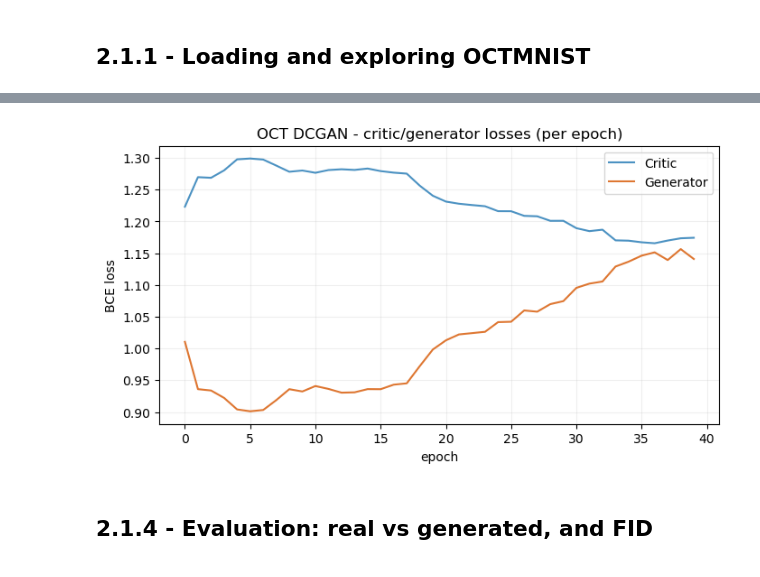
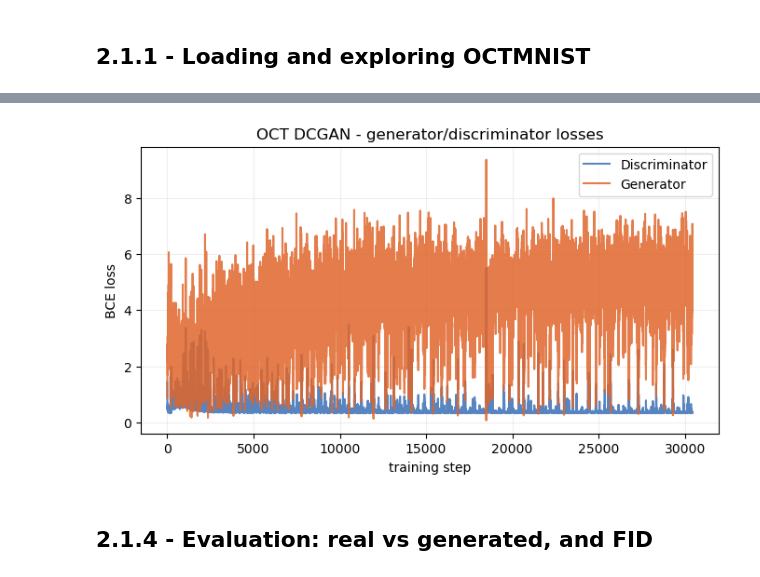
Before and after one commit to nithinreddy2003/GAN_Assignments, a Jupyter notebook: Set 5/GAN_Assignment_Set5_Final.ipynb, the cells around one changed output, grey strips where cells are left out. Saved outputs shown, nothing was run; the diff lists cells and outputs as text; code cells hidden in the pictures.

```diff
--- a/Set 5/GAN_Assignment_Set5_Final.ipynb
+++ b/Set 5/GAN_Assignment_Set5_Final.ipynb
@@ -491,5 +438,5 @@ Here I build a DCGAN for the OCTMNIST retinal scans. The generator is built from
 # %%
-OCT_LATENT = 100
-OCT_EPOCHS = 40
-print(f"OCT DCGAN: latent={OCT_LATENT} | epochs={OCT_EPOCHS}")
+TF_OCT_LATENT = 100
+TF_OCT_EPOCHS = 40
+print(f"TF OCT: latent={TF_OCT_LATENT} | epochs={TF_OCT_EPOCHS}")
 # %% [output]
@@ -502,29 +449,29 @@ from medmnist import OCTMNIST, INFO
 OCT_CLASS_NAMES = INFO["octmnist"]["label"]
 OCT_NUM_CLASSES = len(OCT_CLASS_NAMES)
 _oct_train = OCTMNIST(split="train", download=True)
-oct_images_uint8 = _oct_train.imgs
+oct_images_uint8 = _oct_train.imgs               # (N, 28, 28) uint8
 oct_labels = _oct_train.labels.flatten().astype("int32")
 print("OCT classes:", OCT_CLASS_NAMES)
 print("OCT images :", oct_images_uint8.shape)
 
 
-def oct_to_signed(uint8_images, size=32):
-    """(N, 28, 28) uint8 -> (N, size, size, 1) float32 rescaled into [-1, 1]."""
+def oct_scale_signed(uint8_images, size=32):
+    """(N, 28, 28) uint8 -> (N, size, size, 1) float32 in [-1, 1]."""
     scaled = uint8_images.astype("float32")[..., None] / 127.5 - 1.0
     return tf.image.resize(scaled, (size, size)).numpy()
 
 
-oct_images = oct_to_signed(oct_images_uint8)
+oct_images = oct_scale_signed(oct_images_uint8)
 print("OCT tensor:", oct_images.shape, "range", float(oct_images.min()), "->", float(oct_images.max()))
 
-_labels_present, _label_counts = np.unique(oct_labels, return_counts=True)
+_values, _counts = np.unique(oct_labels, return_counts=True)
 plt.figure(figsize=(7, 4))
-plt.bar([OCT_CLASS_NAMES[str(int(v))] for v in _labels_present], _label_counts, color="#2c7fb8")
+plt.bar([OCT_CLASS_NAMES[str(int(v))] for v in _values], _counts, color="#3b6fb5")
 plt.title("OCTMNIST class distribution"); plt.ylabel("count"); plt.xticks(rotation=20, ha="right")
 plt.tight_layout(); plt.savefig(os.path.join(RESULTS_DIR, "oct_class_distribution.png"), dpi=150, bbox_inches="tight")
 plt.show()
 
-show_samples(oct_images[:64], "OCTMNIST - real retinal scans", "oct_real.png")
+display_image_grid(oct_images[:64], "OCTMNIST - real retinal scans", "oct_real.png")
 # %% [output]
 OCT classes: {'0': 'choroidal neovascularization', '1': 'diabetic macular edema', '2': 'drusen', '3': 'normal'}
 OCT images : (97477, 28, 28)
@@ -626,5 +572,58 @@ The OCT DCGAN is trained with the reusable `GanTrainer` class from the setup sec
 # %%
-oct_generator, oct_d_losses, oct_g_losses = fit_image_gan(
-    oct_generator, oct_critic, oct_images, OCT_EPOCHS, OCT_LATENT, "oct")
-plot_loss_history(oct_d_losses, oct_g_losses, "OCT DCGAN - critic/generator losses (per epoch)", "oct_losses.png")
+bce_logits = keras.losses.BinaryCrossentropy(from_logits=True)
+
+
+def build_tf_dataset(images_pm1, batch_size, labels=None):
+    """Shuffled, batched tf.data pipeline over in-memory image tensors."""
+    if labels is None:
+        dataset = tf.data.Dataset.from_tensor_slices(images_pm1)
+    else:
+        dataset = tf.data.Dataset.from_tensor_slices((images_pm1, labels))
+    return dataset.shuffle(min(len(images_pm1), 10000)).batch(batch_size, drop_remainder=True).prefetch(tf.data.AUTOTUNE)
+
+
+def fit_oct_gan(generator, discriminator, images_pm1, epochs, latent_dim, batch_size=128):
+    """Train the OCT DCGAN with a manual GradientTape loop; returns (d_losses, g_losses).
+
+    The @tf.function step is a closure over the generator/discriminator/optimizers rather
+    than taking them as arguments - the standard, retrace-safe pattern.
+    """
+    set_tf_seed()
+    g_opt = keras.optimizers.Adam(2e-4, beta_1=0.5)
+    d_opt = keras.optimizers.Adam(2e-4, beta_1=0.5)
+
+    @tf.function
+    def train_step(real_images):
+        batch = tf.shape(real_images)[0]
+        noise = tf.random.normal([batch, latent_dim])
+        with tf.GradientTape() as g_tape, tf.GradientTape() as d_tape:
+            fake_images = generator(noise, training=True)
+            real_logits = discriminator(real_images, training=True)
+            fake_logits = discriminator(fake_images, training=True)
+            d_loss = (bce_logits(tf.ones_like(real_logits) * 0.9, real_logits)
+                      + bce_logits(tf.zeros_like(fake_logits), fake_logits))
+            g_loss = bce_logits(tf.ones_like(fake_logits), fake_logits)
+        d_opt.apply_gradients(zip(d_tape.gradient(d_loss, discriminator.trainable_variables),
+                                  discriminator.trainable_variables))
+        g_opt.apply_gradients(zip(g_tape.gradient(g_loss, generator.trainable_variables),
+                                  generator.trainable_variables))
+        return d_loss, g_loss
+
+    dataset = build_tf_dataset(images_pm1, batch_size)
+    snapshot_epochs = sorted(set(int(round(v)) for v in np.linspace(1, epochs, 5)))
+    fixed_noise = tf.random.normal([16, latent_dim])
+    d_losses, g_losses, snapshots = [], [], []
+    for epoch in range(1, epochs + 1):
+        for real_batch in dataset:
+            d_loss, g_loss = train_step(real_batch)
+            d_losses.append(float(d_loss)); g_losses.append(float(g_loss))
+        print(f"[oct] epoch {epoch:>3}/{epochs} | D={float(d_loss):.3f} | G={float(g_loss):.3f}")
+        if epoch in snapshot_epochs:
+            snapshots.append((epoch, generator(fixed_noise, training=False).numpy()))
+    display_epoch_grids(snapshots, "OCT DCGAN - samples across epochs", "oct_evolution.png")
+    return d_losses, g_losses
+
+
+oct_d_losses, oct_g_losses = fit_oct_gan(oct_generator, oct_discriminator, oct_images, TF_OCT_EPOCHS, TF_OCT_LATENT)
+plot_tf_losses(oct_d_losses, oct_g_losses, "OCT DCGAN - generator/discriminator losses", "oct_losses.png")
 # %% [output]
@@ -656,4 +649,4 @@ Epoch 40/40
-[figure, old version]
+[figure, new version]
 # %% [markdown]
 ## 2.1.4 - Evaluation: real vs generated, and FID
 # %%
```
Also changed, not shown: parts of 55 cells of this notebook.
